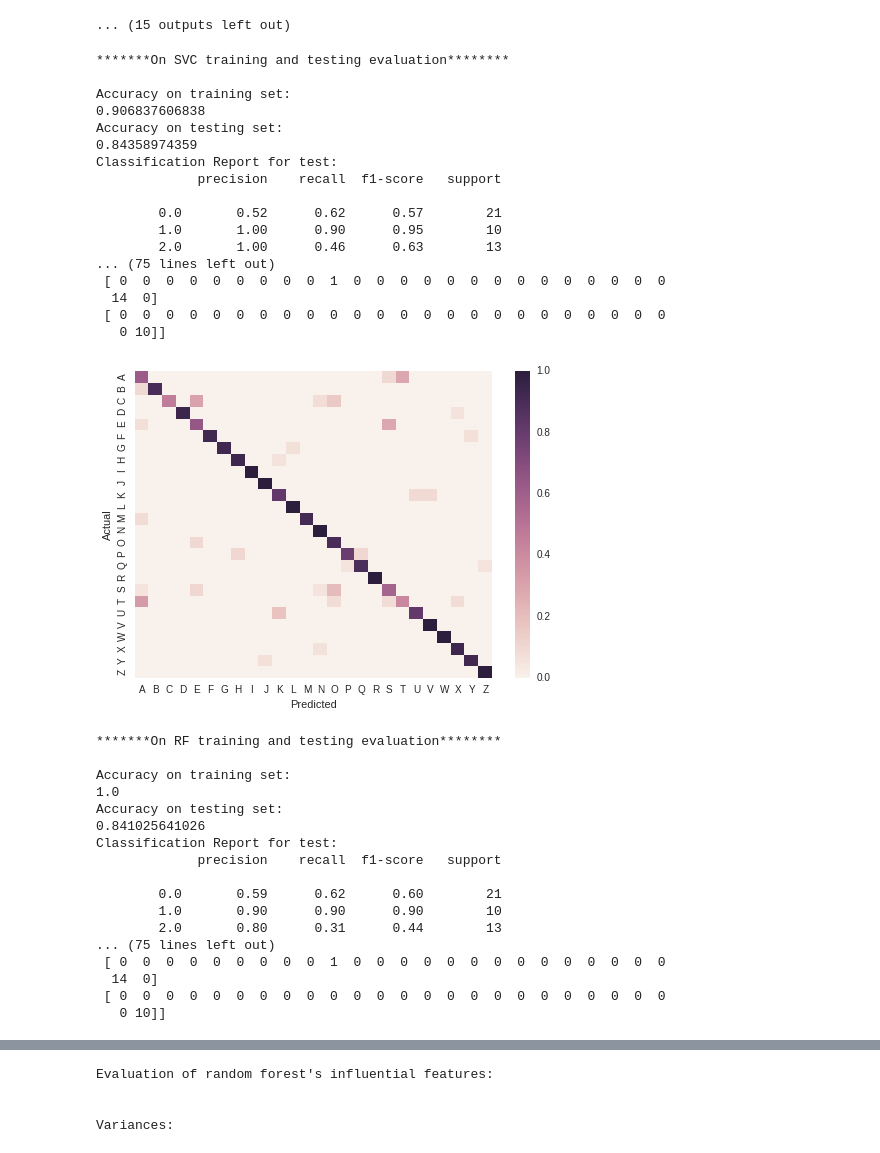
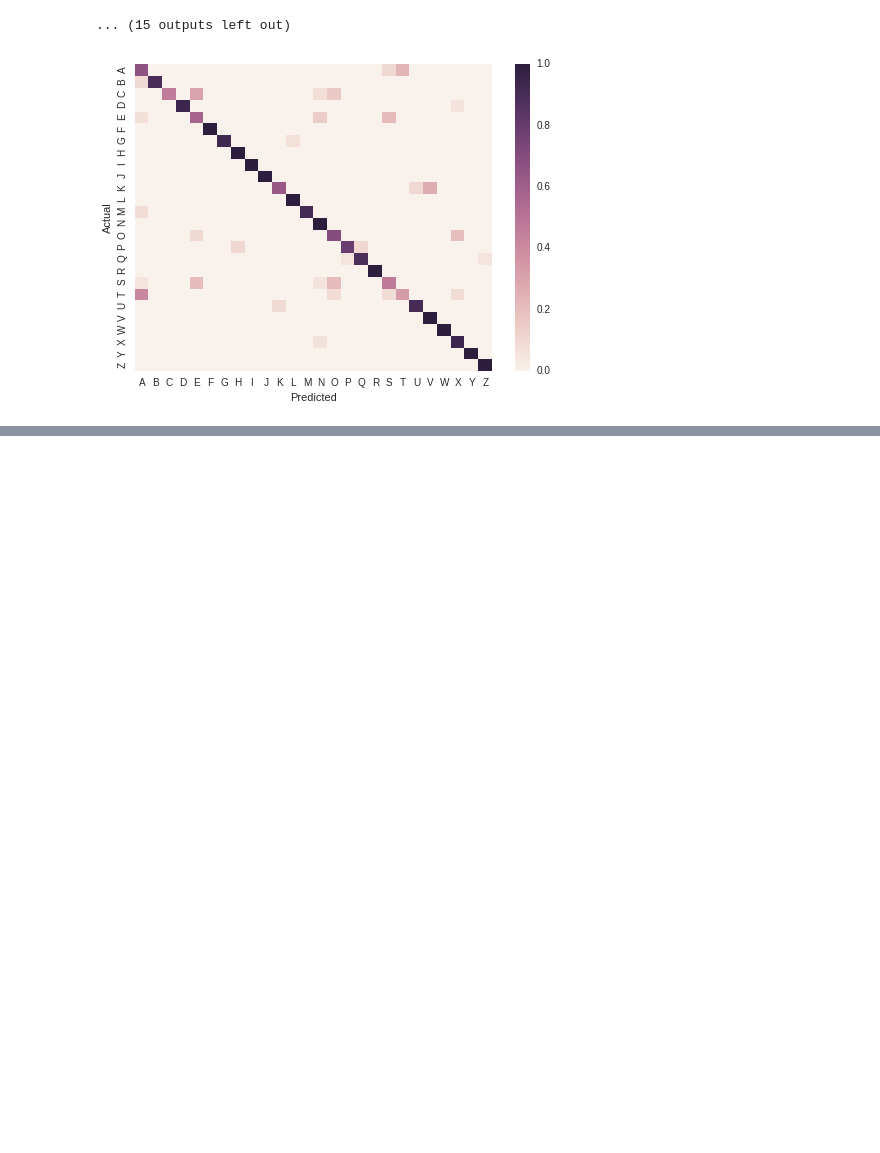
Before and after one commit to JerelynCo/SLTranslator2, a Jupyter notebook: algo_training/modeling.ipynb, the cells around one changed output, grey strips where cells are left out. Drawn from its saved outputs; the diff is of its cells as text; code cells hidden in the pictures; blank space fills up the shorter version.

```diff
--- a/algo_training/modeling.ipynb
+++ b/algo_training/modeling.ipynb
@@ -376,72 +375,34 @@ import sys
 
 dir_results = dir_base + "results/"
 dir_base = "prediction/"
 secondary_dir_base = "wo_g/"
 dir_scaler = dir_base + "scaler/"
 dir_classifiers = dir_base + "classifiers/"
 
 svm = joblib.load(dir_classifiers+secondary_dir_base+"SVC.pkl")
 rf = joblib.load(dir_classifiers+secondary_dir_base+"RandomForestClassifier.pkl")
 
 scaler = joblib.load(dir_scaler+secondary_dir_base+"scaler.pkl")
 
 X_train = pd.read_csv(dir_data+secondary_dir_base+"xtrain.csv", header=None)
 y_train = pd.read_csv(dir_data+secondary_dir_base+"ytrain.csv", header=None)
 
 X_test = pd.read_csv(dir_data+secondary_dir_base+"xtest.csv", header=None)
 y_test = pd.read_csv(dir_data+secondary_dir_base+"ytest.csv", header=None)
 
 
-# save = startReport()
+save = startReport()
 print("\n*******On SVC training and testing evaluation********\n")
 train_and_evaluate(svm, X_train, y_train, X_test, y_test.iloc[:,0].values)
 print("\n*******On RF training and testing evaluation********\n")
 train_and_evaluate(rf, X_train, y_train, X_test, y_test.iloc[:,0].values)
 
 print("\nEvaluation of random forest's influential features: \n")
 if secondary_dir_base is "all/":
     rf_features(rf, X_train, y_train)
 
 print("\nVariances: \n")
-# endReport(save)
+endReport(save)
 # %% [output]
-*******On SVC training and testing evaluation********
-
-Accuracy on training set:
-0.906837606838
-Accuracy on testing set:
-0.84358974359
-Classification Report for test:
-             precision    recall  f1-score   support
-
-        0.0       0.52      0.62      0.57        21
-        1.0       1.00      0.90      0.95        10
-        2.0       1.00      0.46      0.63        13
-... (75 lines left out)
- [ 0  0  0  0  0  0  0  0  0  1  0  0  0  0  0  0  0  0  0  0  0  0  0  0
-  14  0]
- [ 0  0  0  0  0  0  0  0  0  0  0  0  0  0  0  0  0  0  0  0  0  0  0  0
-   0 10]]
-[figure, old version]
+[figure, new version]
-*******On RF training and testing evaluation********
-
-Accuracy on training set:
-1.0
-Accuracy on testing set:
-0.841025641026
-Classification Report for test:
-             precision    recall  f1-score   support
-
-        0.0       0.59      0.62      0.60        21
-        1.0       0.90      0.90      0.90        10
-        2.0       0.80      0.31      0.44        13
-... (75 lines left out)
- [ 0  0  0  0  0  0  0  0  0  1  0  0  0  0  0  0  0  0  0  0  0  0  0  0
-  14  0]
- [ 0  0  0  0  0  0  0  0  0  0  0  0  0  0  0  0  0  0  0  0  0  0  0  0
-   0 10]]
 [figure]
-Evaluation of random forest's influential features:
-
-
-Variances:
```
Also changed, not shown: parts of 4 cells of this notebook, 42 other files.
